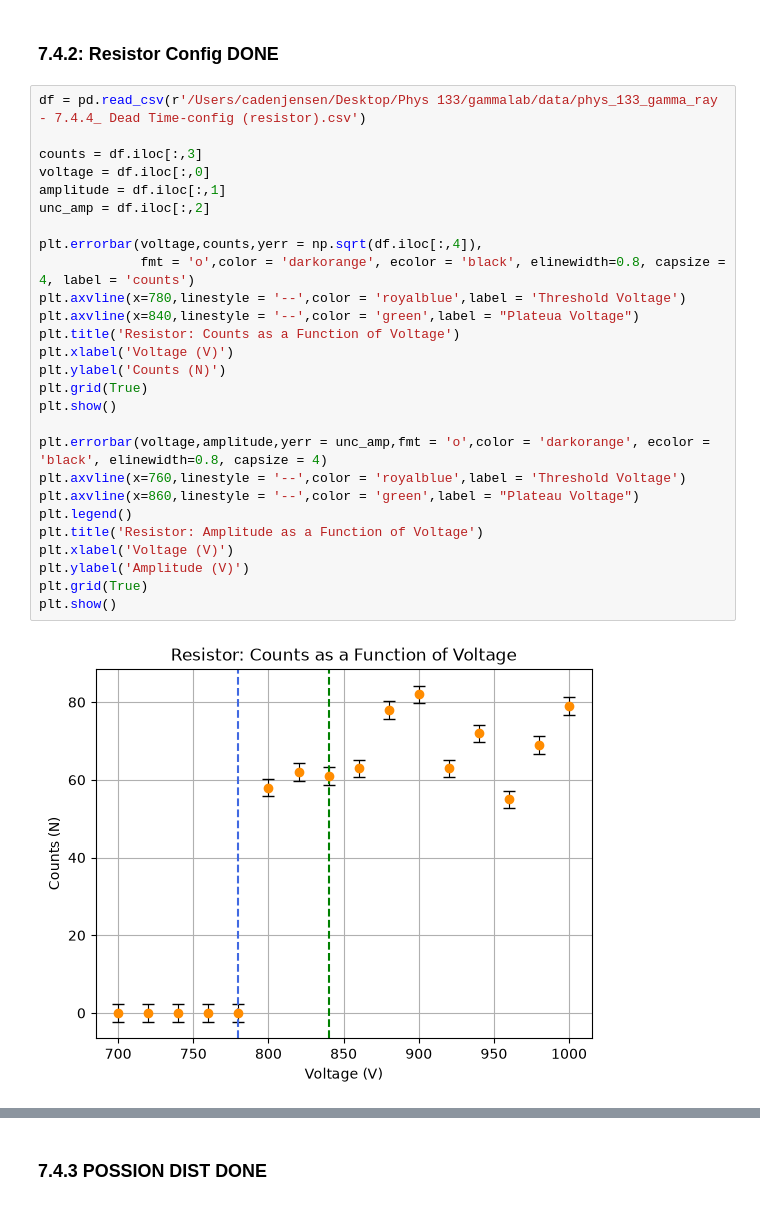
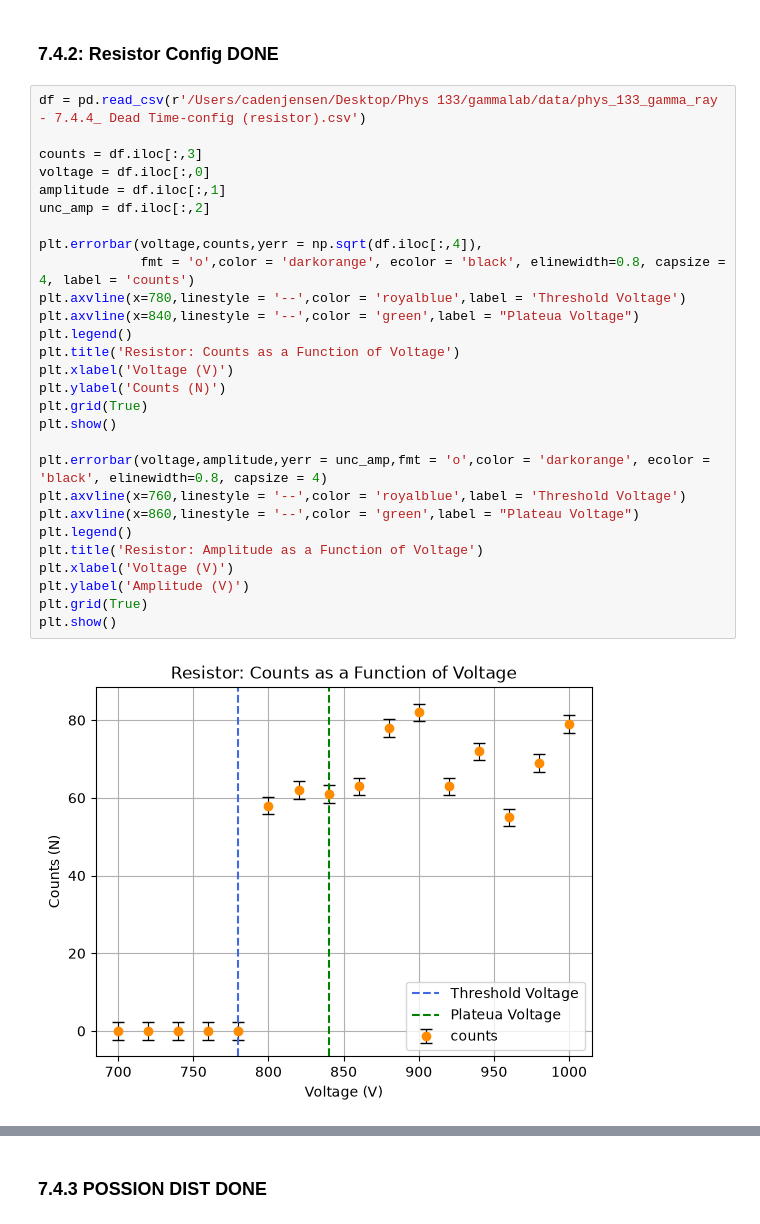
Before and after one commit to cawjense/Phys-133, a Jupyter notebook: gammalab/gamma.ipynb, the cells around one changed output, grey strips where cells are left out. Drawn from its saved outputs; the diff is of its cells as text.

```diff
--- a/gammalab/gamma.ipynb
+++ b/gammalab/gamma.ipynb
@@ -82,32 +83,33 @@ plt.show()
 # %%
 df = pd.read_csv(r'/Users/cadenjensen/Desktop/Phys 133/gammalab/data/phys_133_gamma_ray - 7.4.4_ Dead Time-config (resistor).csv')
 
 counts = df.iloc[:,3]
 voltage = df.iloc[:,0]
 amplitude = df.iloc[:,1]
 unc_amp = df.iloc[:,2]
 
 plt.errorbar(voltage,counts,yerr = np.sqrt(df.iloc[:,4]),
              fmt = 'o',color = 'darkorange', ecolor = 'black', elinewidth=0.8, capsize = 4, label = 'counts')
 plt.axvline(x=780,linestyle = '--',color = 'royalblue',label = 'Threshold Voltage')
 plt.axvline(x=840,linestyle = '--',color = 'green',label = "Plateua Voltage")
+plt.legend()
 plt.title('Resistor: Counts as a Function of Voltage')
 plt.xlabel('Voltage (V)')
 plt.ylabel('Counts (N)')
 plt.grid(True)
 plt.show()
 
 plt.errorbar(voltage,amplitude,yerr = unc_amp,fmt = 'o',color = 'darkorange', ecolor = 'black', elinewidth=0.8, capsize = 4)
 plt.axvline(x=760,linestyle = '--',color = 'royalblue',label = 'Threshold Voltage')
 plt.axvline(x=860,linestyle = '--',color = 'green',label = "Plateau Voltage")
 plt.legend()
 plt.title('Resistor: Amplitude as a Function of Voltage')
 plt.xlabel('Voltage (V)')
 plt.ylabel('Amplitude (V)')
 plt.grid(True)
 plt.show()
 # %% [output]
-[figure, old version]
+[figure, new version]
 [figure]
 # %% [markdown]
 ### 7.4.3 POSSION DIST DONE
```
Also changed, not shown: parts of 5 cells of this notebook, 2 other files.
